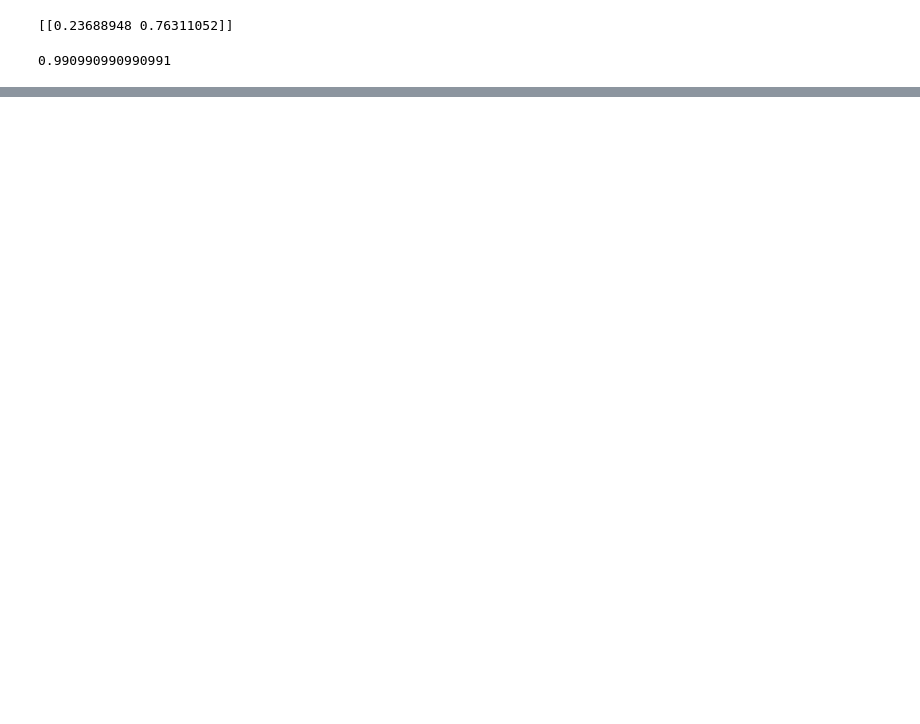
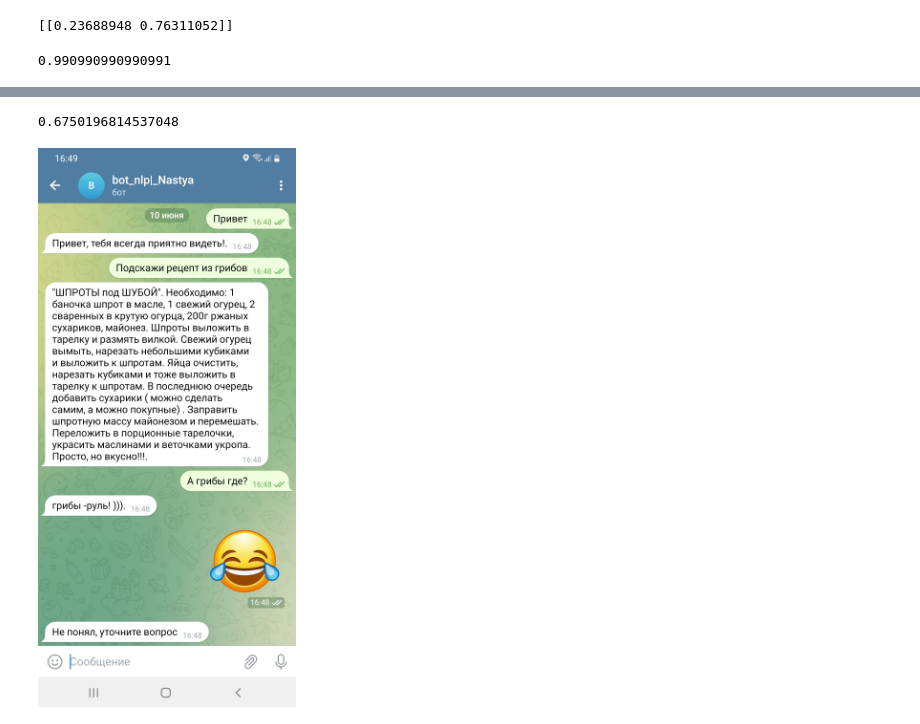
Before and after one commit to NastaCom/NLP, a Jupyter notebook: GorokhovaA_NLP_HW_16_var1.ipynb, the cells around one changed output, grey strips where cells are left out. Saved outputs shown, nothing was run; the diff lists cells and outputs as text; code cells hidden in the pictures; blank space fills up the shorter version.

```diff
--- a/GorokhovaA_NLP_HW_16_var1.ipynb
+++ b/GorokhovaA_NLP_HW_16_var1.ipynb
@@ -625,11 +681,22 @@ def textMessage(update: Update, context: CallbackContext):
 # %%
 # on different commands - answer in Telegram
 dispatcher.add_handler(CommandHandler("start", startCommand))
-dispatcher.add_handler(MessageHandler(Filters.text & ~Filters.command, textMessage))
+dispatcher.add_handler(MessageHandler(Filters.text, textMessage))
 
 # Start the Bot
 updater.start_polling()
 updater.idle()
+
+# start_command_handler = CommandHandler('start', startCommand)
+# text_message_handler = MessageHandler(Filters.text, textMessage)
+# dispatcher.add_handler(start_command_handler)
+# dispatcher.add_handler(text_message_handler)
+# updater.start_polling(clean=True)
+# updater.idle()
+# %% [output]
+0.6750196814537048
 # %%
 from IPython.display import Image
-Image('bot.png')
+Image('bot_1.jpg')
+# %% [output]
+[figure, added]
```
Also changed, not shown: parts of 21 cells of this notebook.
